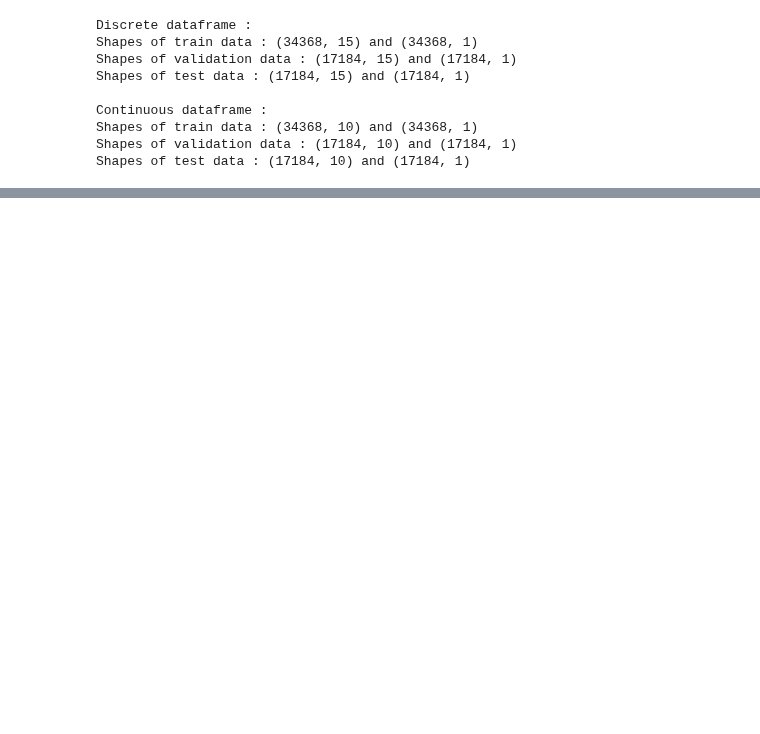
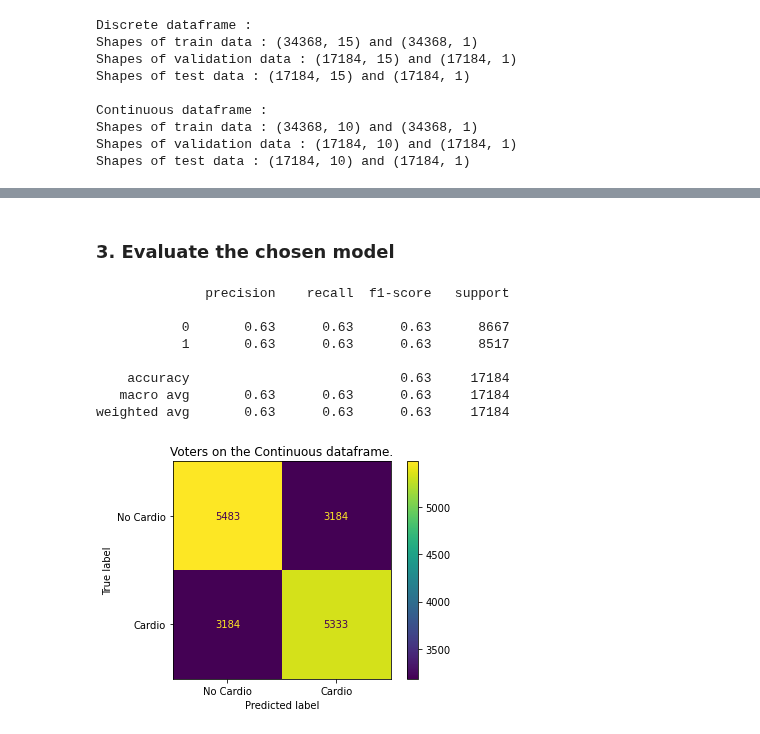
Before and after one commit to SamiFatmi/Machine-Learning-SAMI-FATMI, a Jupyter notebook: Labs/2-Disease_prediction.ipynb, the cells around one changed output, grey strips where cells are left out. Cells and saved outputs as stored; diff of their text form; code cells hidden in the pictures; blank space fills up the shorter version.

```diff
--- a/Labs/2-Disease_prediction.ipynb
+++ b/Labs/2-Disease_prediction.ipynb
@@ -793,0 +1004,14 @@ weighted avg       0.74      0.72      0.73     17184
+# %% [markdown]
+### 3. Evaluate the chosen model
+# %%
+evaluate_model(pipeline_DecisionTree_minmax,"Continuous")
+# %% [output]
+              precision    recall  f1-score   support
+
+           0       0.63      0.63      0.63      8667
+           1       0.63      0.63      0.63      8517
+
+    accuracy                           0.63     17184
+   macro avg       0.63      0.63      0.63     17184
+weighted avg       0.63      0.63      0.63     17184
+[figure, added]
```
Also changed, not shown: parts of 32 cells of this notebook.
